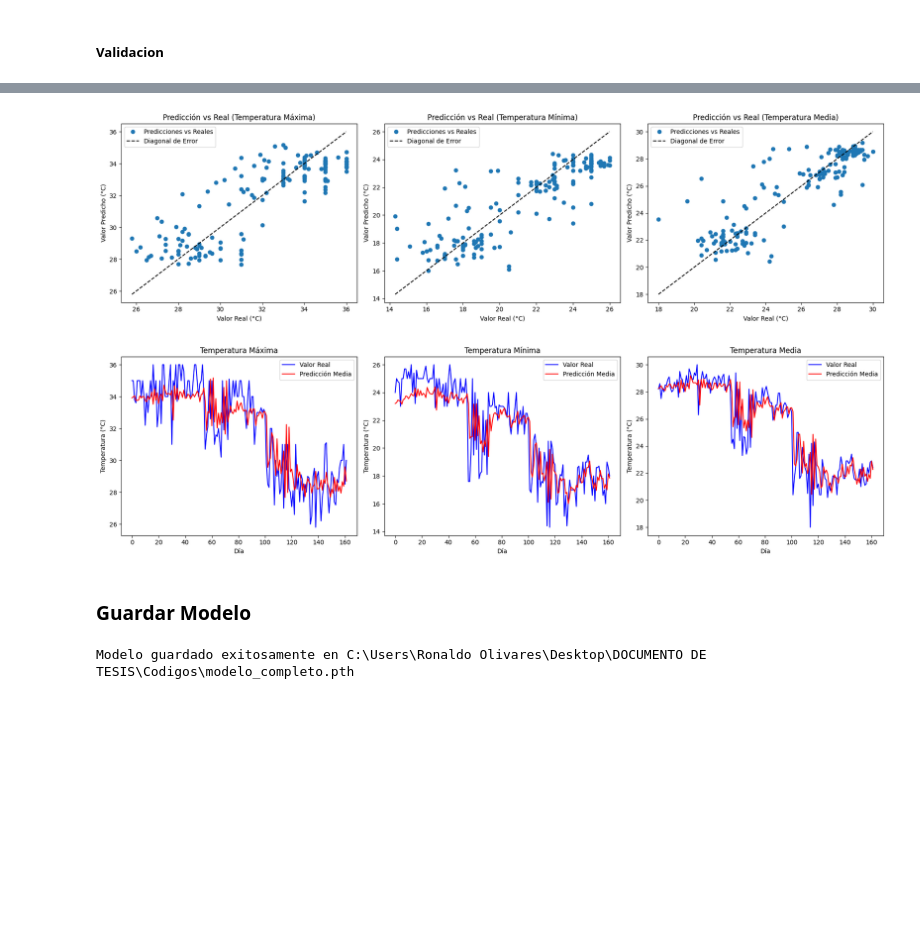
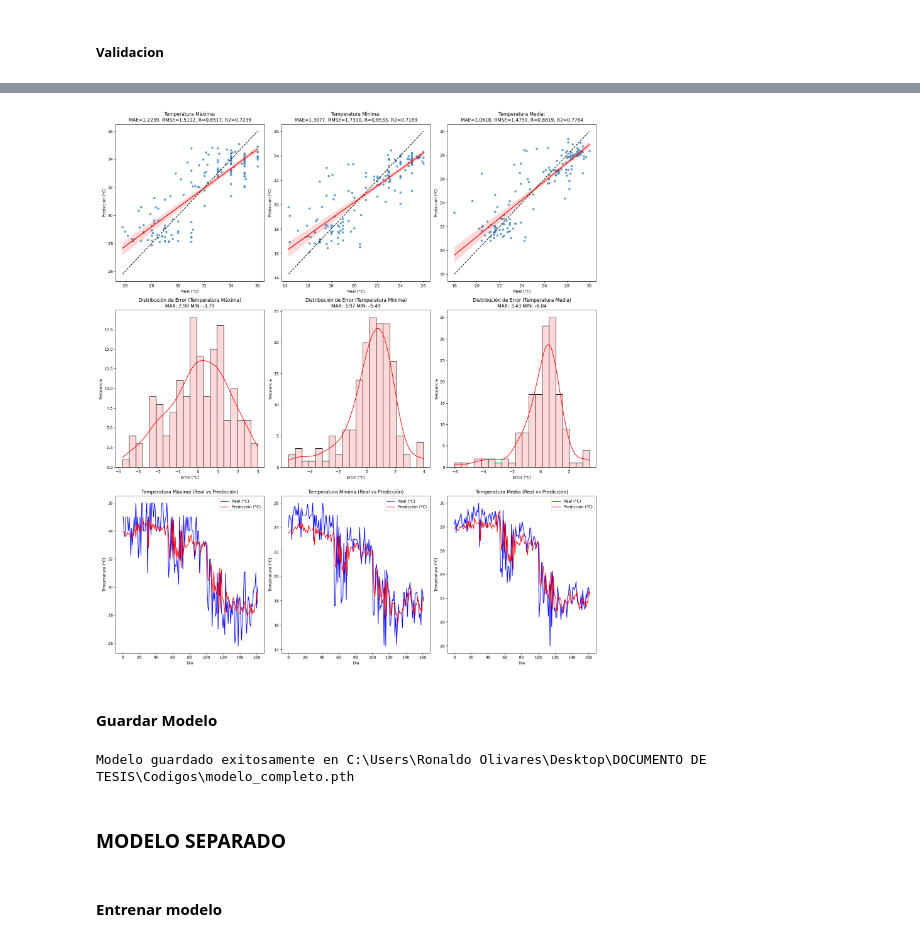
Before and after one commit to Ronald2328/Tesis-RNN-2024, a Jupyter notebook: Explore_model.ipynb, the cells around one changed output, grey strips where cells are left out. Cells and saved outputs as stored; diff of their text form; code cells hidden in the pictures; blank space fills up the shorter version.

```diff
--- a/Explore_model.ipynb
+++ b/Explore_model.ipynb
@@ -823,68 +726,10 @@ plt.show()
-# %%
-# Graficar la diagonal de error (predicciones vs reales)
-fig, axes = plt.subplots(1, 3, figsize=(18, 5))
-
-# Diagonal de error para temperatura máxima
-axes[0].plot(y_val[:, 0], y_pred[:, 0], 'o', label='Predicciones vs Reales')
-axes[0].plot([min(y_val[:, 0]), max(y_val[:, 0])], [min(y_val[:, 0]), max(y_val[:, 0])], 'k--', label='Diagonal de Error')
-axes[0].set_title('Predicción vs Real (Temperatura Máxima)')
-axes[0].set_xlabel('Valor Real (°C)')
-axes[0].set_ylabel('Valor Predicho (°C)')
-axes[0].legend()
-
-# Diagonal de error para temperatura mínima
-axes[1].plot(y_val[:, 1], y_pred[:, 1], 'o', label='Predicciones vs Reales')
-axes[1].plot([min(y_val[:, 1]), max(y_val[:, 1])], [min(y_val[:, 1]), max(y_val[:, 1])], 'k--', label='Diagonal de Error')
-axes[1].set_title('Predicción vs Real (Temperatura Mínima)')
-axes[1].set_xlabel('Valor Real (°C)')
-axes[1].set_ylabel('Valor Predicho (°C)')
-axes[1].legend()
-
-# Diagonal de error para temperatura media
-axes[2].plot(y_val[:, 2], y_pred[:, 2], 'o', label='Predicciones vs Reales')
-axes[2].plot([min(y_val[:, 2]), max(y_val[:, 2])], [min(y_val[:, 2]), max(y_val[:, 2])], 'k--', label='Diagonal de Error')
-axes[2].set_title('Predicción vs Real (Temperatura Media)')
-axes[2].set_xlabel('Valor Real (°C)')
-axes[2].set_ylabel('Valor Predicho (°C)')
-axes[2].legend()
-
-plt.tight_layout()
-plt.show()
-# %% [output]
-[figure, removed]
-# %%
-fig, axes = plt.subplots(1, 3, figsize=(18, 5))
-
-# Temperatura máxima
-axes[0].plot(y_val[:, 0], label='Valor Real', color='blue')
-axes[0].plot(y_pred[:, 0], label='Predicción Media', color='red')
-axes[0].set_title('Temperatura Máxima')
-axes[0].set_xlabel('Día')
-axes[0].set_ylabel('Temperatura (°C)')
-axes[0].legend()
-
-# Temperatura mínima
-axes[1].plot(y_val[:, 1], label='Valor Real', color='blue')
-axes[1].plot(y_pred[:, 1], label='Predicción Media', color='red')
-axes[1].set_title('Temperatura Mínima')
-axes[1].set_xlabel('Día')
-axes[1].set_ylabel('Temperatura (°C)')
-axes[1].legend()
-
-# Temperatura media
-axes[2].plot(y_val[:, 2], label='Valor Real', color='blue')
-axes[2].plot(y_pred[:, 2], label='Predicción Media', color='red')
-axes[2].set_title('Temperatura Media')
-axes[2].set_xlabel('Día')
-axes[2].set_ylabel('Temperatura (°C)')
-axes[2].legend()
-
-plt.tight_layout()
-plt.show()
-# %% [output]
-[figure, removed]
+# %%
+# Llamada a la función con los datos de entrenamiento y predicción
+plot_temperature_errors(y_val, y_pred)
+# %% [output]
+[figure, added]
 # %% [markdown]
-### Guardar Modelo
+#### Guardar Modelo
 # %%
 # Guardar el modelo completo (incluyendo la arquitectura y los pesos)
 model_path = 'C:\\Users\\Ronaldo Olivares\\Desktop\\DOCUMENTO DE TESIS\\Codigos\\modelo_completo.pth'
@@ -893,3 +738,7 @@ torch.save(model, model_path)  # Guarda el modelo completo (incluyendo la arquit
 print("Modelo guardado exitosamente en", model_path)
 # %% [output]
 Modelo guardado exitosamente en C:\Users\Ronaldo Olivares\Desktop\DOCUMENTO DE TESIS\Codigos\modelo_completo.pth
+# %% [markdown]
+### MODELO SEPARADO
+# %% [markdown]
+#### Entrenar modelo
```
Also changed, not shown: parts of 38 cells of this notebook, 5 other files.
